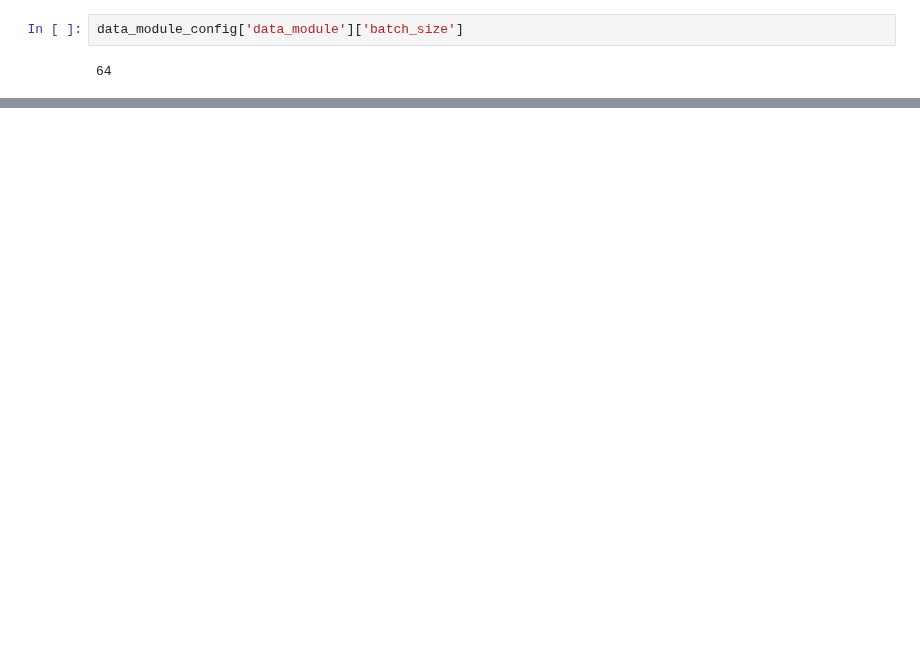
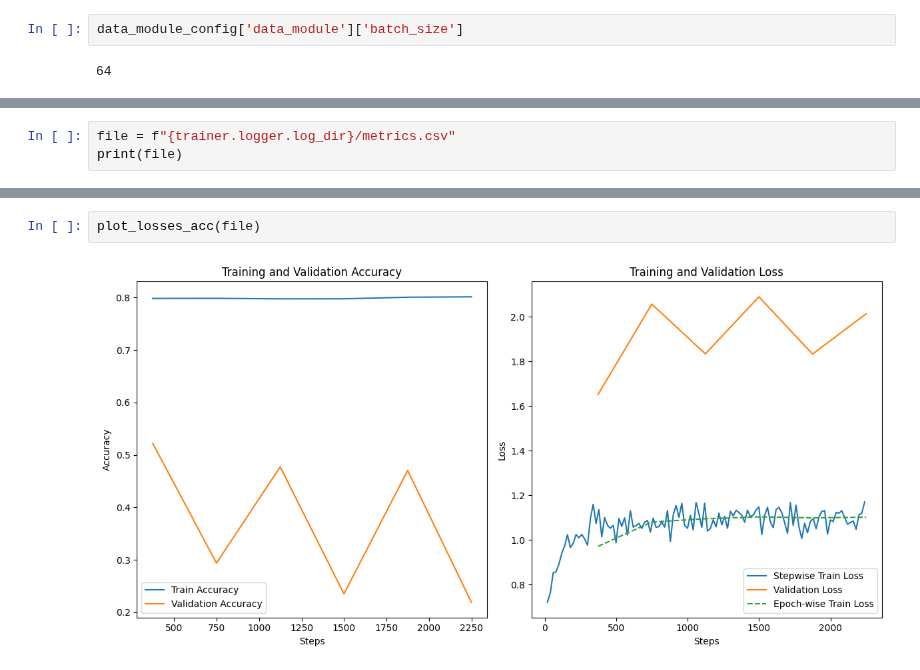
Before and after one commit to harikrishnad1997/BUAN_6382_Applied_DeepLearning, a Jupyter notebook: HW/Harikrishna_Dev_HW_6.ipynb, the cells around one changed output, grey strips where cells are left out. Cells and saved outputs as stored; diff of their text form; blank space fills up the shorter version.

```diff
--- a/HW/Harikrishna_Dev_HW_6.ipynb
+++ b/HW/Harikrishna_Dev_HW_6.ipynb
@@ -449,0 +537,3 @@ plot_losses_acc(file)
+# %%
+file = f"{trainer.logger.log_dir}/metrics.csv"
+print(file)
@@ -449,0 +554,4 @@ plot_losses_acc(file)
+# %%
+plot_losses_acc(file)
+# %% [output]
+[figure, added]
```
Also changed, not shown: parts of 14 cells of this notebook, 2 other files.
